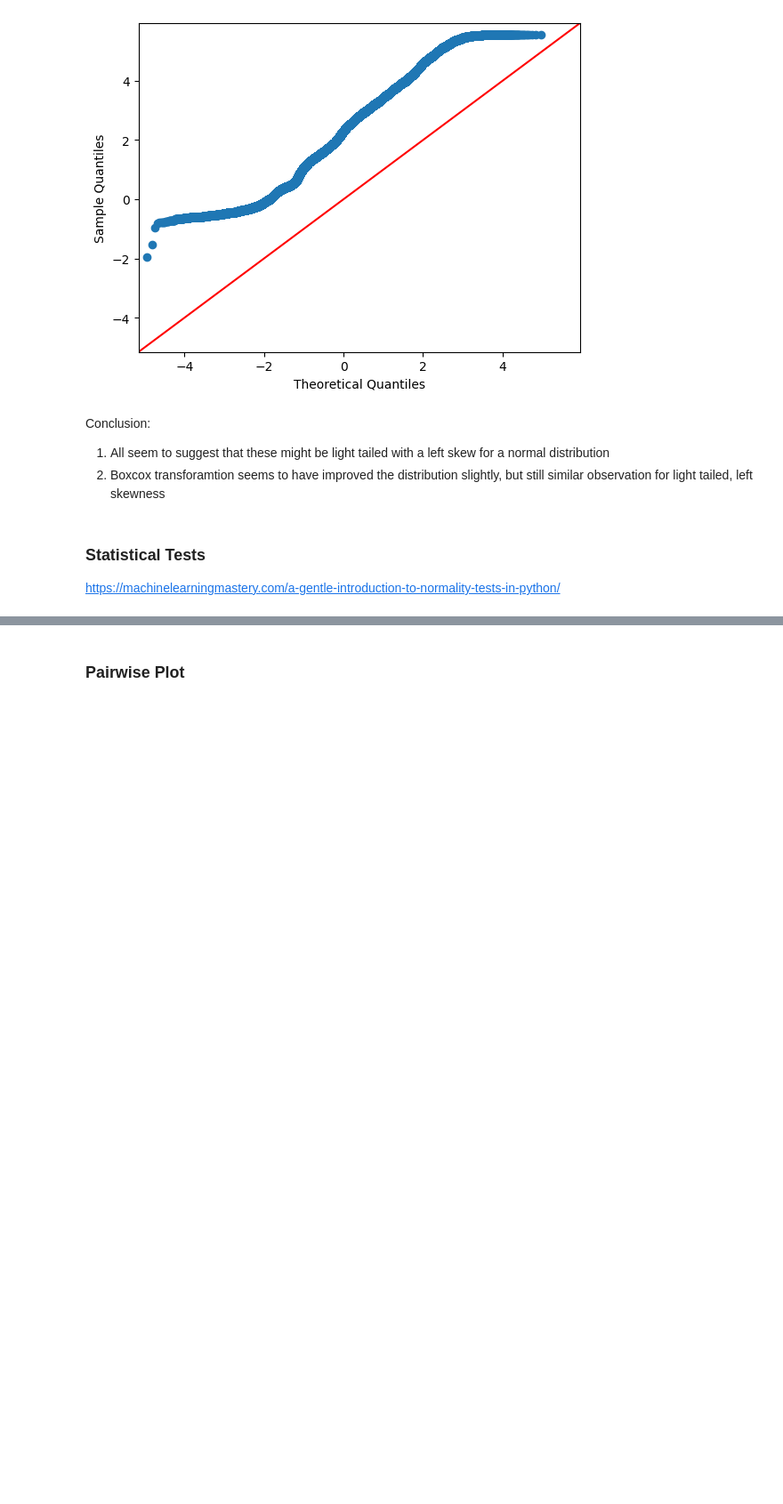
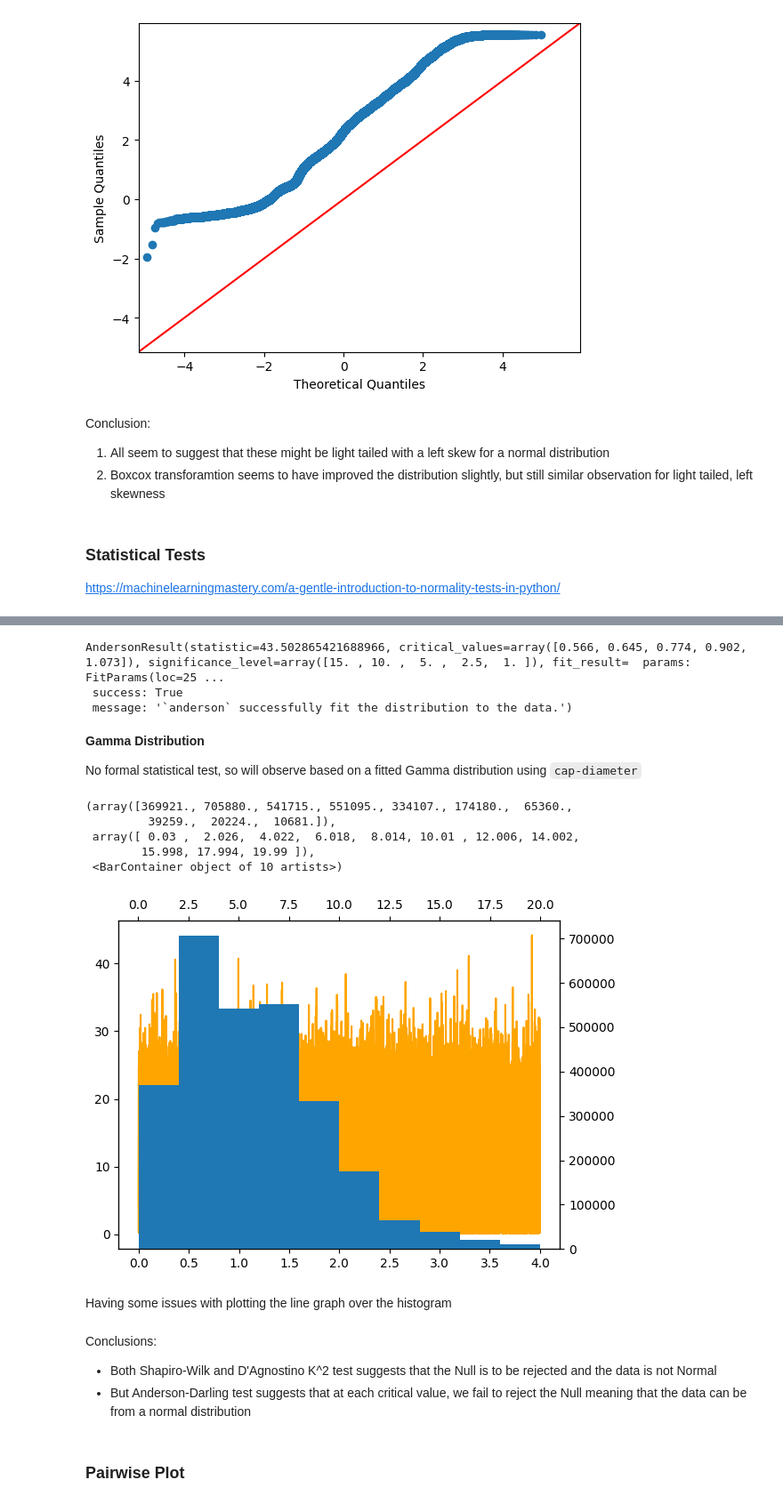
Before and after one commit to minimartzz/poison-mushrooms, a Jupyter notebook: exploration.ipynb, the cells around one changed output, grey strips where cells are left out. Shown at 89% size. Saved outputs shown, nothing was run; the diff lists cells and outputs as text; code cells hidden in the pictures; blank space fills up the shorter version.

Commit message:
Update: added statistical tests and pairplot for quantitative variables

```diff
--- a/exploration.ipynb
+++ b/exploration.ipynb
@@ -261,2 +331,42 @@ https://machinelearningmastery.com/a-gentle-introduction-to-normality-tests-in-p
+# %%
+result = anderson(df_numa['cap-diameter'])
+result
+# %% [output]
+AndersonResult(statistic=43.502865421688966, critical_values=array([0.566, 0.645, 0.774, 0.902, 1.073]), significance_level=array([15. , 10. ,  5. ,  2.5,  1. ]), fit_result=  params: FitParams(loc=25 ...
+ success: True
+ message: '`anderson` successfully fit the distribution to the data.')
+# %% [markdown]
+__Gamma Distribution__
+
+No formal statistical test, so will observe based on a fitted Gamma distribution using `cap-diameter`
+# %%
+# try gamma test
+# converting gamma to normal
+# what happens if a variable is gamma/ normal
+import scipy.stats as stats
+
+alpha, loc, beta = stats.gamma.fit(df_numb['cap-diameter'])
+fitted_data = stats.gamma.rvs(alpha, loc=loc, scale=beta, size=len(df_numb['cap-diameter']))
+
+fig, ax = plt.subplots(1, 1)
+ax2 = ax.twinx()
+ax3 = ax2.twiny()
+
+ax.plot(np.linspace(0, 4, len(fitted_data)), fitted_data, color='orange')
+ax3.hist(df_numb['cap-diameter'])
+# %% [output]
+(array([369921., 705880., 541715., 551095., 334107., 174180.,  65360.,
+         39259.,  20224.,  10681.]),
+ array([ 0.03 ,  2.026,  4.022,  6.018,  8.014, 10.01 , 12.006, 14.002,
+        15.998, 17.994, 19.99 ]),
+ <BarContainer object of 10 artists>)
+[figure, added]
+# %% [markdown]
+Having some issues with plotting the line graph over the histogram
+# %% [markdown]
+Conclusions:
+
+* Both Shapiro-Wilk and D'Agnostino K^2 test suggests that the Null is to be rejected and the data is not Normal
+* But Anderson-Darling test suggests that at each critical value, we fail to reject the Null meaning that the data can be from a normal distribution
 # %% [markdown]
 ### Pairwise Plot
```
Also changed, not shown: parts of 10 cells of this notebook.
